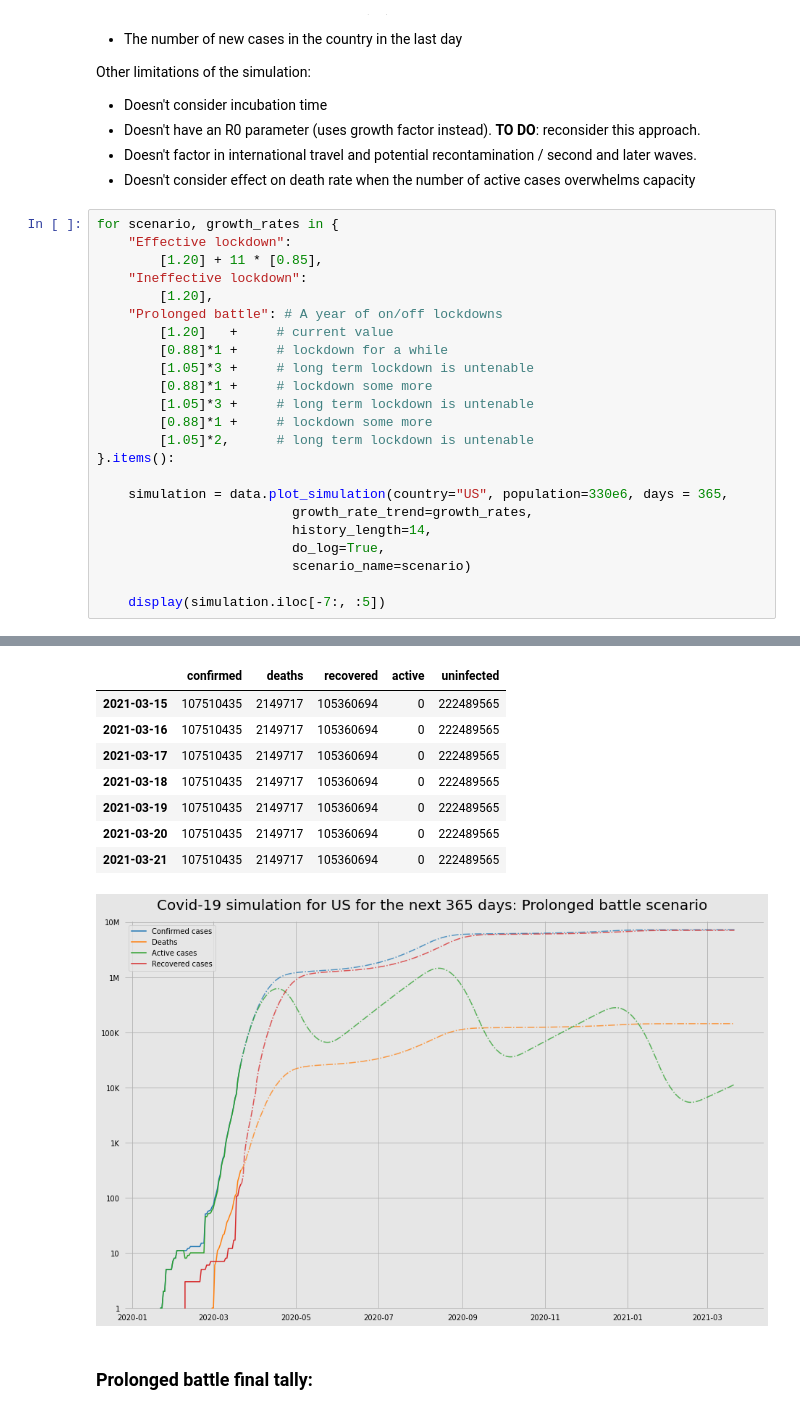
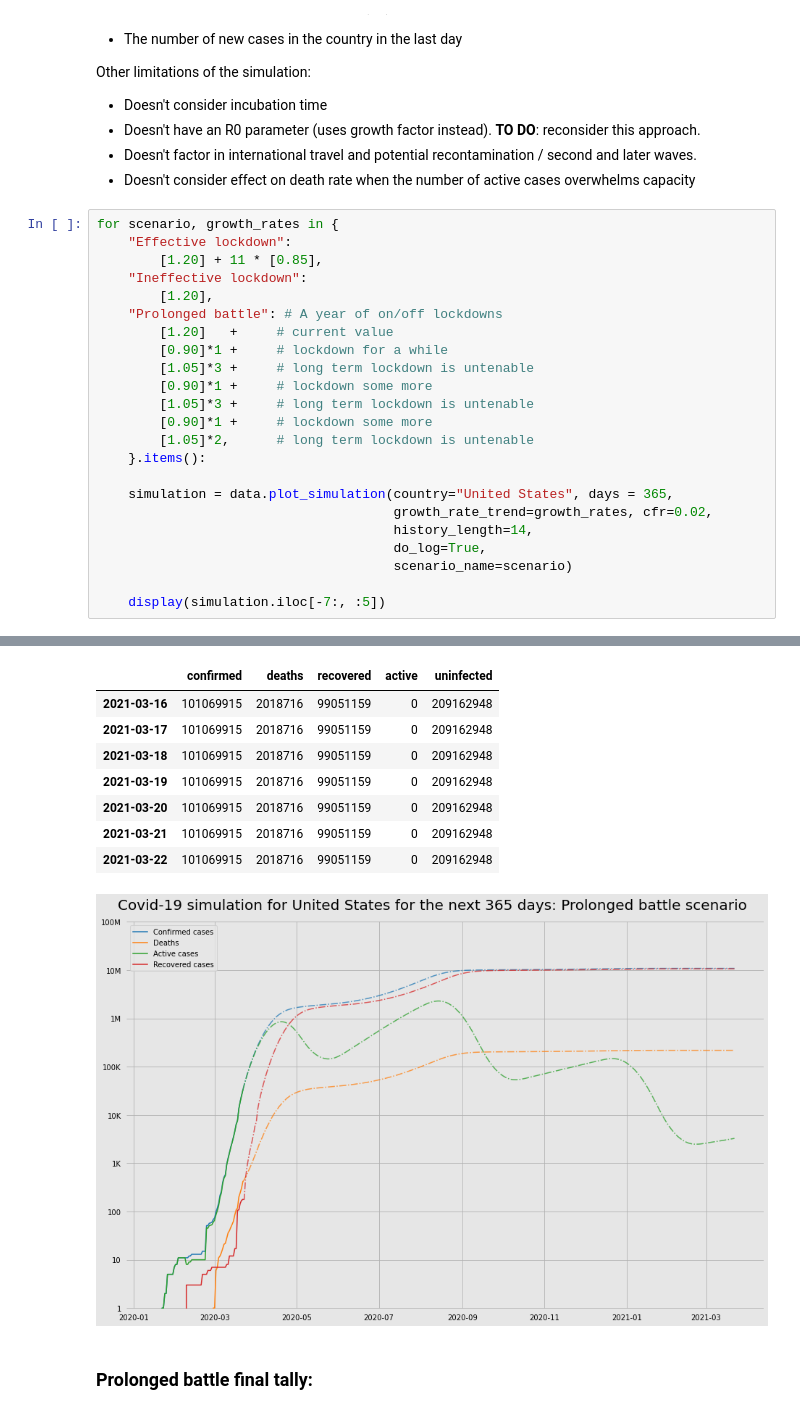
Before and after one commit to JeroenKools/covid19, a Jupyter notebook: COVID-19.ipynb, the cells around one changed output, grey strips where cells are left out. Cells and saved outputs as stored; diff of their text form.

```diff
--- a/COVID-19.ipynb
+++ b/COVID-19.ipynb
@@ -257,19 +297,19 @@ for scenario, growth_rates in {
         [1.20],
     "Prolonged battle": # A year of on/off lockdowns
         [1.20]   +     # current value
-        [0.88]*1 +     # lockdown for a while
+        [0.90]*1 +     # lockdown for a while
         [1.05]*3 +     # long term lockdown is untenable
-        [0.88]*1 +     # lockdown some more
+        [0.90]*1 +     # lockdown some more
         [1.05]*3 +     # long term lockdown is untenable
-        [0.88]*1 +     # lockdown some more
+        [0.90]*1 +     # lockdown some more
         [1.05]*2,      # long term lockdown is untenable
-}.items():
+    }.items():
 
-    simulation = data.plot_simulation(country="US", population=330e6, days = 365,
-                         growth_rate_trend=growth_rates,
-                         history_length=14,
-                         do_log=True,
-                         scenario_name=scenario)
+    simulation = data.plot_simulation(country="United States", days = 365,
+                                      growth_rate_trend=growth_rates, cfr=0.02,
+                                      history_length=14,
+                                      do_log=True,
+                                      scenario_name=scenario)
 
     display(simulation.iloc[-7:, :5])
 # %% [output]
@@ -296,10 +336,10 @@ Peak active: 62.8M at 2020-05-10
 |  | confirmed | deaths | recovered | active | uninfected |
-| 2021-03-15 | 107510435 | 2149717 | 105360694 | 0 | 222489565 |
-| 2021-03-16 | 107510435 | 2149717 | 105360694 | 0 | 222489565 |
-| 2021-03-17 | 107510435 | 2149717 | 105360694 | 0 | 222489565 |
-| 2021-03-18 | 107510435 | 2149717 | 105360694 | 0 | 222489565 |
-| 2021-03-19 | 107510435 | 2149717 | 105360694 | 0 | 222489565 |
-| 2021-03-20 | 107510435 | 2149717 | 105360694 | 0 | 222489565 |
-| 2021-03-21 | 107510435 | 2149717 | 105360694 | 0 | 222489565 |
+| 2021-03-16 | 101069915 | 2018716 | 99051159 | 0 | 209162948 |
+| 2021-03-17 | 101069915 | 2018716 | 99051159 | 0 | 209162948 |
+| 2021-03-18 | 101069915 | 2018716 | 99051159 | 0 | 209162948 |
+| 2021-03-19 | 101069915 | 2018716 | 99051159 | 0 | 209162948 |
+| 2021-03-20 | 101069915 | 2018716 | 99051159 | 0 | 209162948 |
+| 2021-03-21 | 101069915 | 2018716 | 99051159 | 0 | 209162948 |
+| 2021-03-22 | 101069915 | 2018716 | 99051159 | 0 | 209162948 |
-[figure, old version]
+[figure, new version]
 ### Prolonged battle final tally:
```
Also changed, not shown: parts of 19 cells of this notebook, 3 other files.
